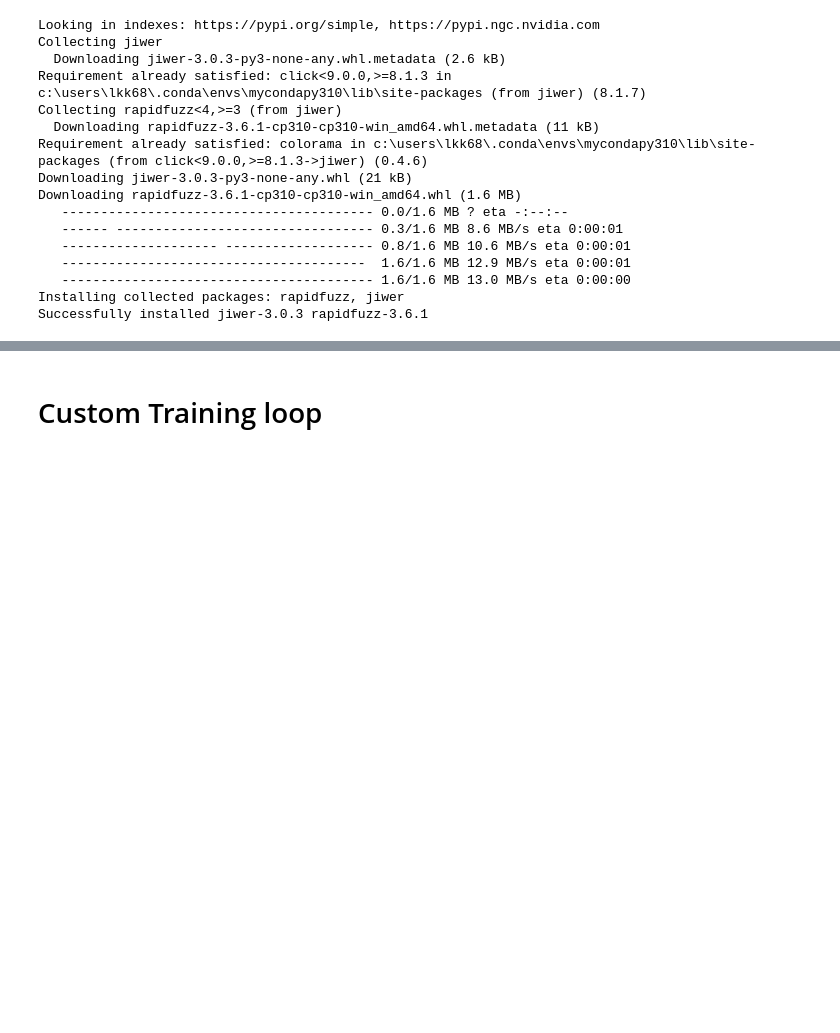
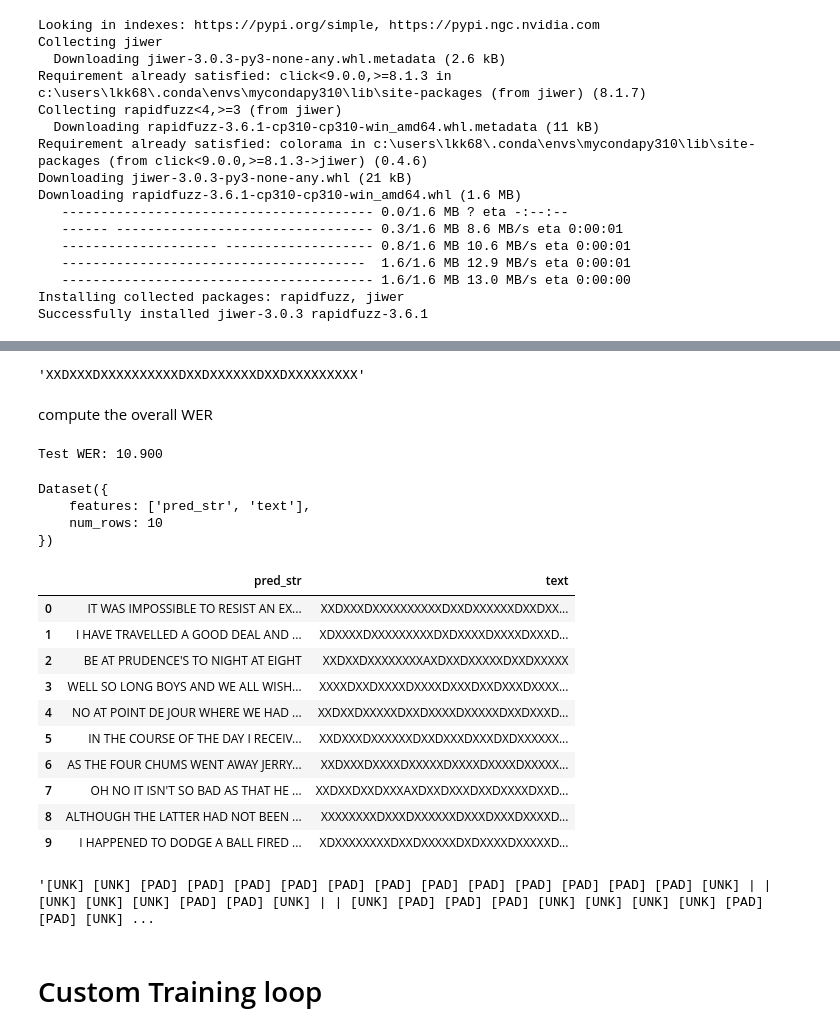
Before and after one commit to lkk688/DeepDataMiningLearning, a Jupyter notebook: signalAI/hfwave2vec2.ipynb, the cells around one changed output, grey strips where cells are left out. Cells and saved outputs as stored; diff of their text form; code cells hidden in the pictures; blank space fills up the shorter version.

```diff
--- a/signalAI/hfwave2vec2.ipynb
+++ b/signalAI/hfwave2vec2.ipynb
@@ -385,0 +580,7 @@ trainer.train()
+# %%
+# audio file is decoded on the fly
+inputs = eval_processor(dataset[0]["audio"]["array"], sampling_rate=sampling_rate, return_tensors="pt")
+inputs=inputs.to('cuda')
+with torch.no_grad():
+    logits = eval_model(**inputs).logits
+predicted_ids = torch.argmax(logits, dim=-1)
@@ -385,0 +631,2 @@ trainer.train()
+# %%
+eval_model=eval_model.cuda()
@@ -385,0 +648,11 @@ trainer.train()
+# %%
+def map_to_result(batch):
+  with torch.no_grad():
+    input_values = torch.tensor(batch["input_values"], device="cuda").unsqueeze(0)
+    logits = eval_model(input_values).logits
+
+  pred_ids = torch.argmax(logits, dim=-1)
+  batch["pred_str"] = eval_processor.batch_decode(pred_ids)[0]
+  batch["text"] = eval_processor.decode(batch["labels"], group_tokens=False)
+
+  return batch
@@ -386,3 +672,46 @@ trainer.train()
+# %%
+labelresult
+# %% [output]
+'XXDXXXDXXXXXXXXXXDXXDXXXXXXDXXDXXXXXXXXX'
+# %%
+results = vectorized_datasets["test"].map(map_to_result, remove_columns=vectorized_datasets["test"].column_names)
+# %% [markdown]
+compute the overall WER
+# %%
+print("Test WER: {:.3f}".format(wer_metric.compute(predictions=results["pred_str"], references=results["text"])))
+# %% [output]
+Test WER: 10.900
+# %%
+results
+# %% [output]
+Dataset({
+    features: ['pred_str', 'text'],
+    num_rows: 10
+})
+# %%
+show_random_elements(results)
+# %% [output]
+|  | pred_str | text |
+| 0 | IT WAS IMPOSSIBLE TO RESIST AN EX... | XXDXXXDXXXXXXXXXXDXXDXXXXXXDXXDXX... |
+| 1 | I HAVE TRAVELLED A GOOD DEAL AND ... | XDXXXXDXXXXXXXXXDXDXXXXDXXXXDXXXD... |
+| 2 | BE AT PRUDENCE'S TO NIGHT AT EIGHT | XXDXXDXXXXXXXXAXDXXDXXXXXDXXDXXXXX |
+| 3 | WELL SO LONG BOYS AND WE ALL WISH... | XXXXDXXDXXXXDXXXXDXXXDXXDXXXDXXXX... |
+| 4 | NO AT POINT DE JOUR WHERE WE HAD ... | XXDXXDXXXXXDXXDXXXXDXXXXXDXXDXXXD... |
+| 5 | IN THE COURSE OF THE DAY I RECEIV... | XXDXXXDXXXXXXDXXDXXXDXXXDXDXXXXXX... |
+| 6 | AS THE FOUR CHUMS WENT AWAY JERRY... | XXDXXXDXXXXDXXXXXDXXXXDXXXXDXXXXX... |
+| 7 | OH NO IT ISN'T SO BAD AS THAT HE ... | XXDXXDXXDXXXAXDXXDXXXDXXDXXXXDXXD... |
+| 8 | ALTHOUGH THE LATTER HAD NOT BEEN ... | XXXXXXXXDXXXDXXXXXXDXXXDXXXDXXXXD... |
+| 9 | I HAPPENED TO DODGE A BALL FIRED ... | XDXXXXXXXXDXXDXXXXXDXDXXXXDXXXXXD... |
+# %%
+with torch.no_grad():
+  logits = mymodel(torch.tensor(vectorized_datasets["test"][:1]["input_values"], device="cuda")).logits
+
+pred_ids = torch.argmax(logits, dim=-1)
+
+# convert ids to tokens
+" ".join(processor.tokenizer.convert_ids_to_tokens(pred_ids[0].tolist()))
+# %% [output]
+'[UNK] [UNK] [PAD] [PAD] [PAD] [PAD] [PAD] [PAD] [PAD] [PAD] [PAD] [PAD] [PAD] [PAD] [UNK] | | [UNK] [UNK] [UNK] [PAD] [PAD] [UNK] | | [UNK] [PAD] [PAD] [PAD] [UNK] [UNK] [UNK] [UNK] [PAD] [PAD] [UNK] ...
 # %% [markdown]
 # Custom Training loop
 # %%
```
Also changed, not shown: parts of 69 cells of this notebook.
